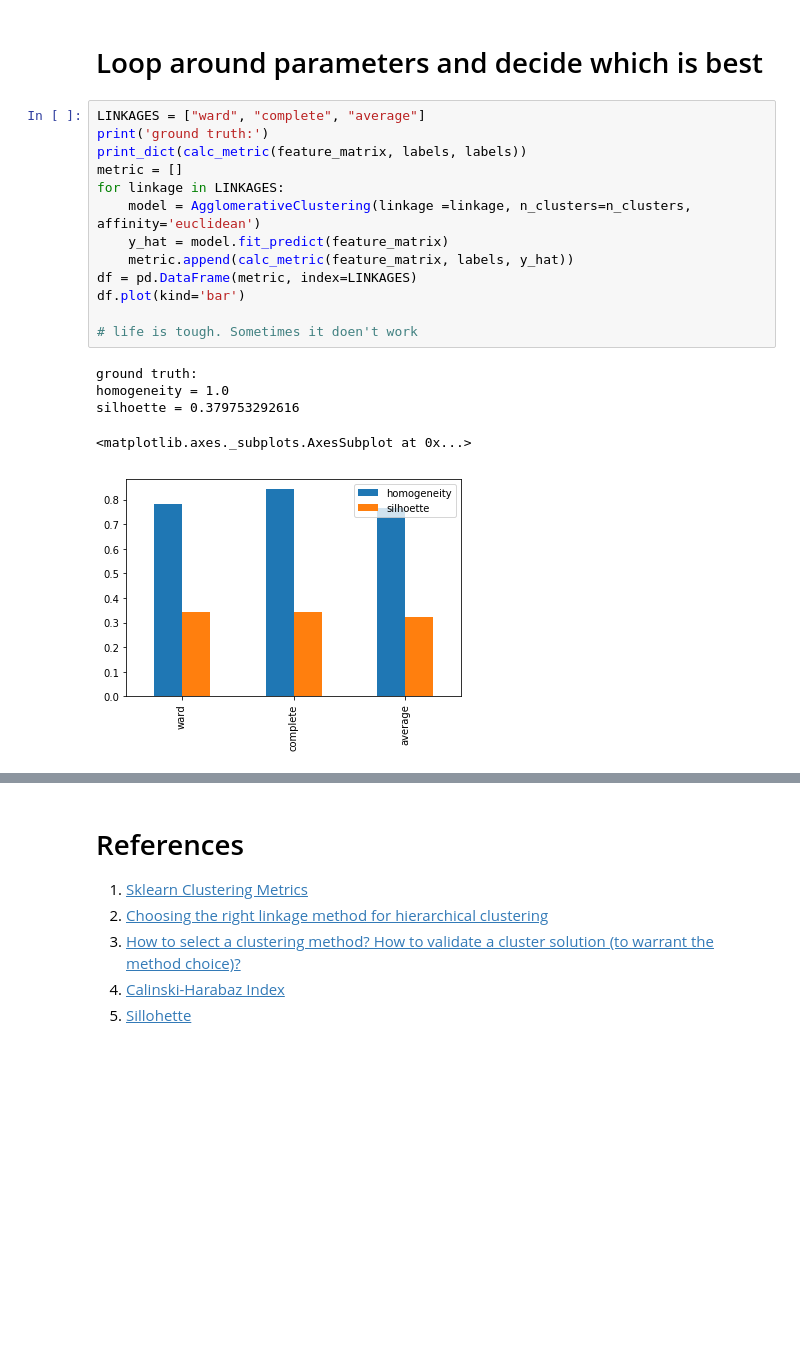
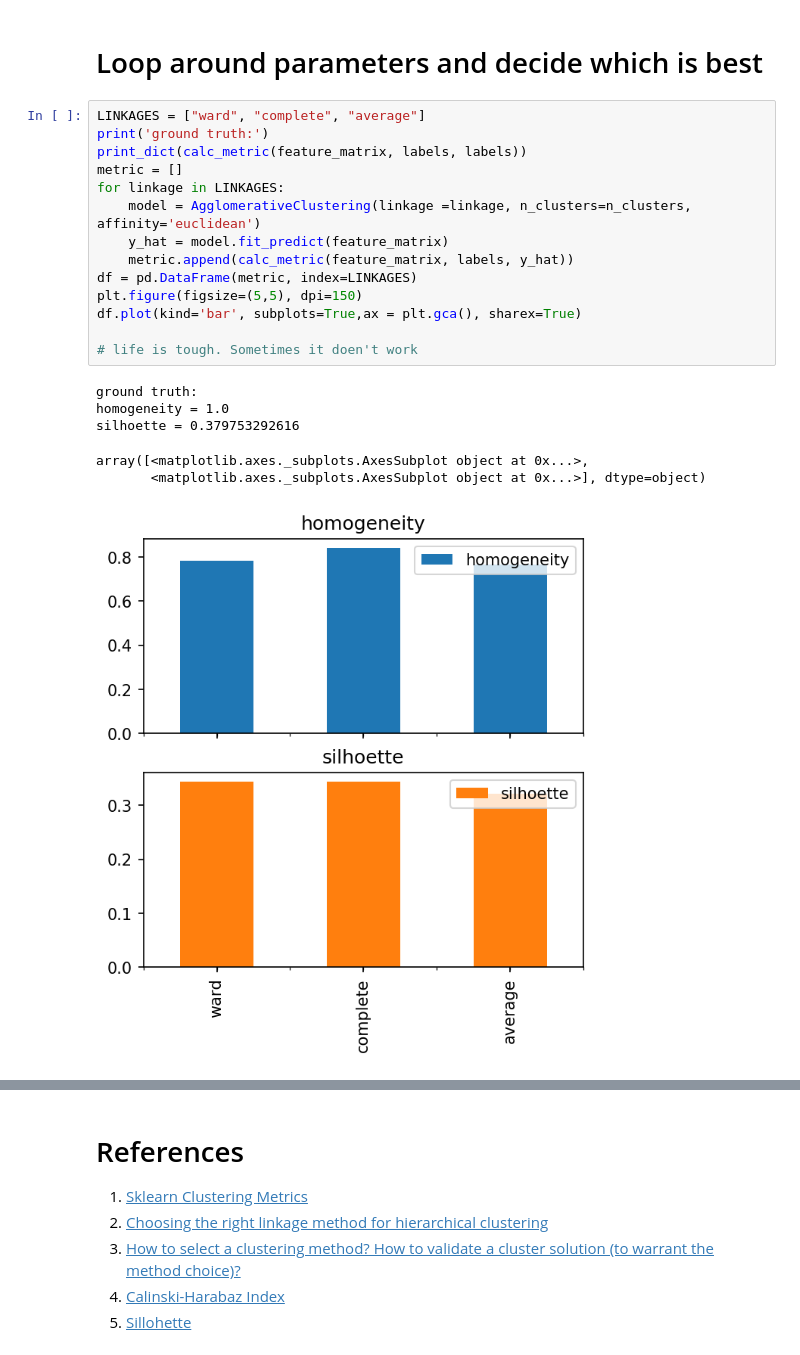
Before and after one commit to ydata305/machine_learning_tutorials, a Jupyter notebook: Clustering - Linkage.ipynb, the cells around one changed output, grey strips where cells are left out. Saved outputs shown, nothing was run; the diff lists cells and outputs as text; blank space fills up the shorter version.

```diff
--- a/Clustering - Linkage.ipynb
+++ b/Clustering - Linkage.ipynb
@@ -148,20 +150,22 @@ Reminder:
 # %%
 LINKAGES = ["ward", "complete", "average"]
 print('ground truth:')
 print_dict(calc_metric(feature_matrix, labels, labels))
 metric = []
 for linkage in LINKAGES:
     model = AgglomerativeClustering(linkage =linkage, n_clusters=n_clusters, affinity='euclidean')
     y_hat = model.fit_predict(feature_matrix)
     metric.append(calc_metric(feature_matrix, labels, y_hat))
 df = pd.DataFrame(metric, index=LINKAGES)
-df.plot(kind='bar')
+plt.figure(figsize=(5,5), dpi=150)
+df.plot(kind='bar', subplots=True,ax = plt.gca(), sharex=True)
 
 # life is tough. Sometimes it doen't work
 # %% [output]
 ground truth:
 homogeneity = 1.0
 silhoette = 0.379753292616
-<matplotlib.axes._subplots.AxesSubplot at 0x...>
+array([<matplotlib.axes._subplots.AxesSubplot object at 0x...>,
+       <matplotlib.axes._subplots.AxesSubplot object at 0x...>], dtype=object)
-[figure, old version]
+[figure, new version]
 # %%
```
Also changed, not shown: parts of 6 cells of this notebook.
